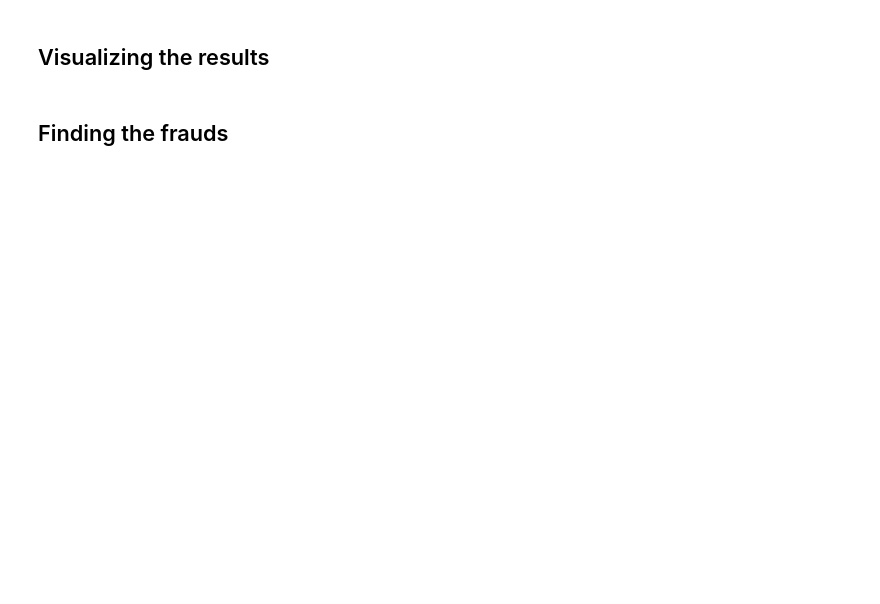
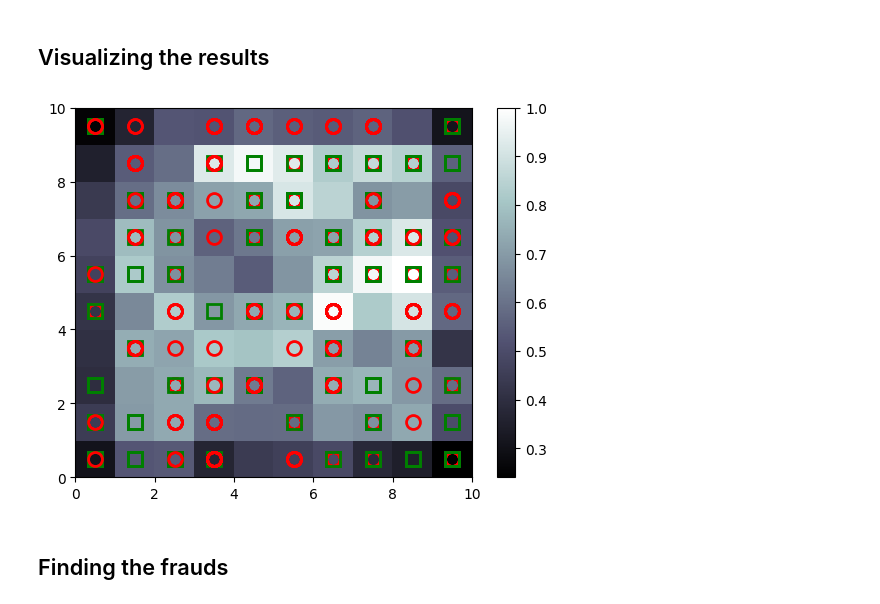
Before and after one commit to OmarHeshamShehab/Deep-Learning-A-Z, a Jupyter notebook: Part 4 - Self Organizing Maps (SOM)/1-som.ipynb, the cells around one changed output. Saved outputs shown, nothing was run; the diff lists cells and outputs as text; code cells hidden in the pictures; blank space fills up the shorter version.

```diff
--- a/Part 4 - Self Organizing Maps (SOM)/1-som.ipynb
+++ b/Part 4 - Self Organizing Maps (SOM)/1-som.ipynb
@@ -5,6 +9,15 @@
 # %% [markdown]
 ## Importing the dataset
+# %%
+dataset = pd.read_csv("Credit_Card_Applications.csv")
+X = dataset.iloc[:, :-1].values
+y = dataset.iloc[:, -1].values
 # %% [markdown]
 ## Feature Scaling
+# %%
+from sklearn.preprocessing import MinMaxScaler
+
+sc = MinMaxScaler(feature_range=(0, 1))
+X = sc.fit_transform(X)
 # %% [markdown]
 ## Training the SOM
@@ -11,4 +30,57 @@
+# %%
+from minisom import MiniSom
+
+som = MiniSom(x=10, y=10, input_len=15, sigma=1.0, learning_rate=0.5, random_seed=0)
+som.random_weights_init(X)
+som.train_random(data=X, num_iteration=100)
 # %% [markdown]
 ## Visualizing the results
+# %%
+from pylab import (
+    bone,
+    pcolor,
+    colorbar,
+    plot,
+    show,
+)  # Import plotting functions from pylab
+
+# Set up a grey background for the plot to enhance visibility
+bone()
+
+# Plot the distance map of the SOM to visualize node distances
+# som.distance_map().T returns a grid showing distances between nodes in the SOM
+pcolor(som.distance_map().T)
+
+# Add a color bar to the plot to show the scale of distances in the distance map
+colorbar()
+
+# Define markers and colors for different categories
+# 'o' for circles and 's' for squares
+# 'r' for red (no approval) and 'g' for green (approval)
+markers = ["o", "s"]
+colors = ["r", "g"]
+
+# Loop through each data point in the dataset X
+for i, x in enumerate(X):
+    # Find the winning node for the data point x (the closest matching node in the SOM)
+    w = som.winner(x)
+
+    # Plot a marker at the winning node position with specified settings
+    plot(
+        w[0] + 0.5,  # X-coordinate of winning node + offset to center the marker
+        w[1] + 0.5,  # Y-coordinate of winning node + offset to center the marker
+        markers[
+            y[i]
+        ],  # Choose the marker shape based on the category (approval or not)
+        markeredgecolor=colors[y[i]],  # Choose the edge color based on the category
+        markerfacecolor="None",  # Make the marker face transparent for visibility of the map
+        markersize=10,  # Set the size of the marker
+        markeredgewidth=2,  # Set the edge width of the marker for better visibility
+    )
+
+# Display the plot with all markers and color bar
+show()
+# %% [output]
+[figure, added]
 # %% [markdown]
 ## Finding the frauds
```
Also changed, not shown: parts of 3 cells of this notebook.
